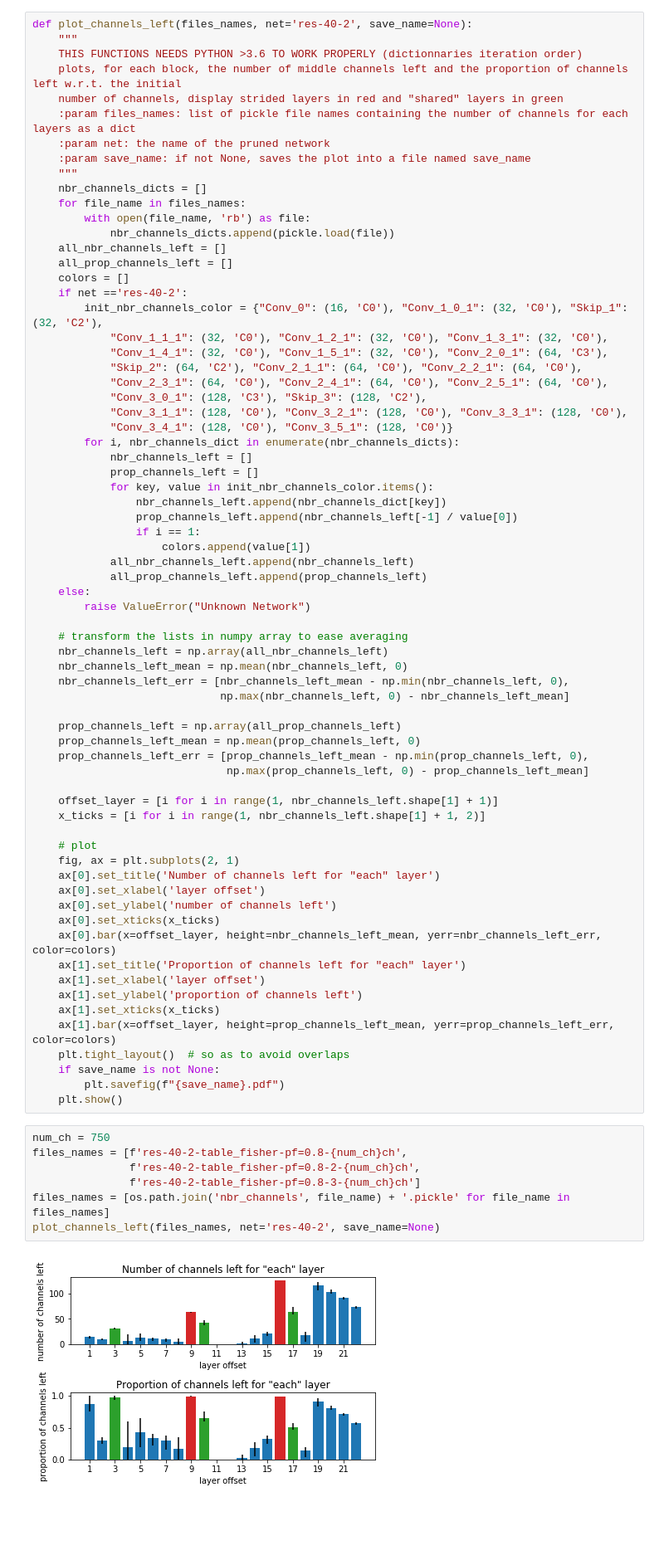
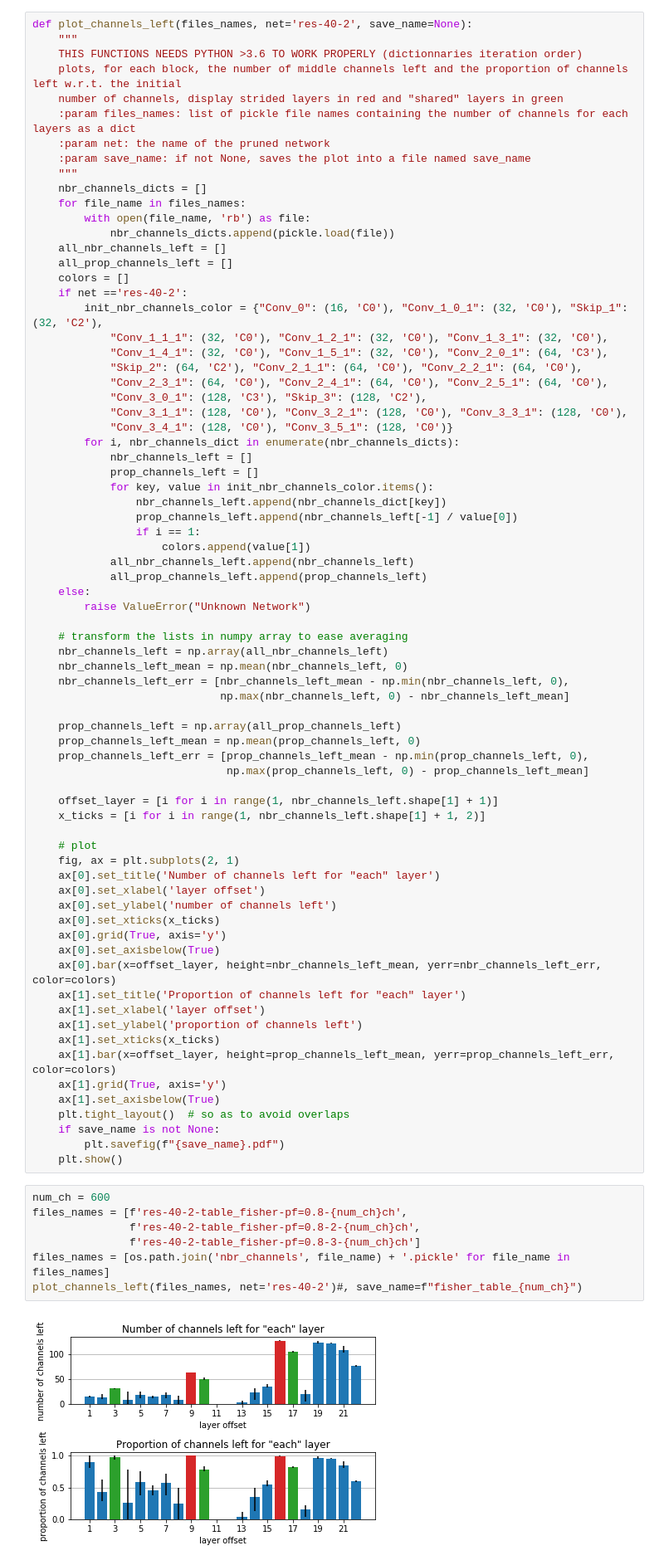
Before and after one commit to NatGr/Master_Thesis, a Jupyter notebook: NetAdapt/visualize.ipynb, the cells around one changed output. Shown at 83% size. Saved outputs shown, nothing was run; the diff lists cells and outputs as text; blank space fills up the shorter version.

```diff
--- a/NetAdapt/visualize.ipynb
+++ b/NetAdapt/visualize.ipynb
@@ -196,23 +196,27 @@ def plot_channels_left(files_names, net='res-40-2', save_name=None):
     ax[0].set_xlabel('layer offset')
     ax[0].set_ylabel('number of channels left')
     ax[0].set_xticks(x_ticks)
+    ax[0].grid(True, axis='y')
+    ax[0].set_axisbelow(True)
     ax[0].bar(x=offset_layer, height=nbr_channels_left_mean, yerr=nbr_channels_left_err, color=colors)
     ax[1].set_title('Proportion of channels left for "each" layer')
     ax[1].set_xlabel('layer offset')
     ax[1].set_ylabel('proportion of channels left')
     ax[1].set_xticks(x_ticks)
     ax[1].bar(x=offset_layer, height=prop_channels_left_mean, yerr=prop_channels_left_err, color=colors)
+    ax[1].grid(True, axis='y')
+    ax[1].set_axisbelow(True)
     plt.tight_layout()  # so as to avoid overlaps
     if save_name is not None:
         plt.savefig(f"{save_name}.pdf")
     plt.show()
 # %%
-num_ch = 750
+num_ch = 600
 files_names = [f'res-40-2-table_fisher-pf=0.8-{num_ch}ch',
                f'res-40-2-table_fisher-pf=0.8-2-{num_ch}ch',
                f'res-40-2-table_fisher-pf=0.8-3-{num_ch}ch']
 files_names = [os.path.join('nbr_channels', file_name) + '.pickle' for file_name in files_names]
-plot_channels_left(files_names, net='res-40-2', save_name=None)
+plot_channels_left(files_names, net='res-40-2')#, save_name=f"fisher_table_{num_ch}")
 # %% [output]
-[figure, old version]
+[figure, new version]
 # %%
```
Also changed, not shown: parts of 3 cells of this notebook, 2 other files.
